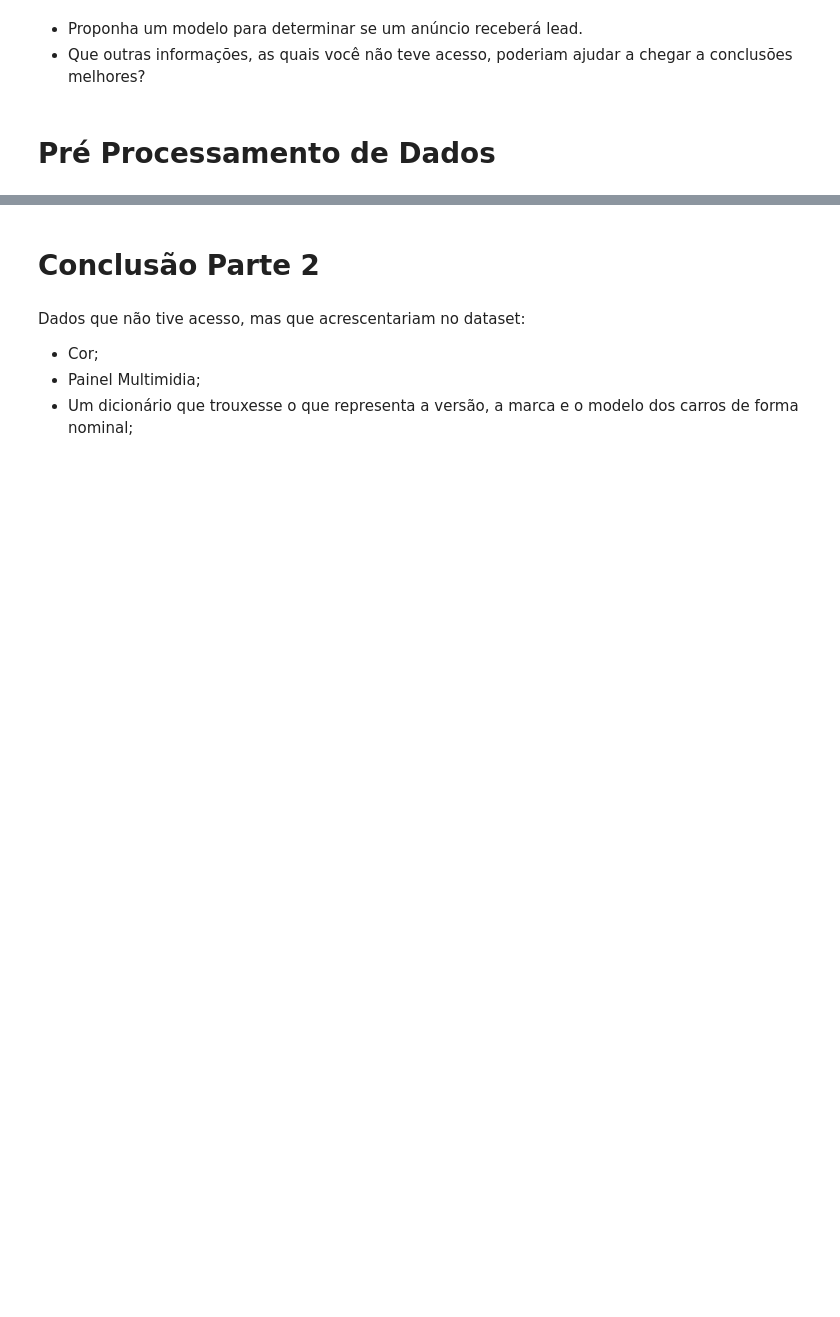
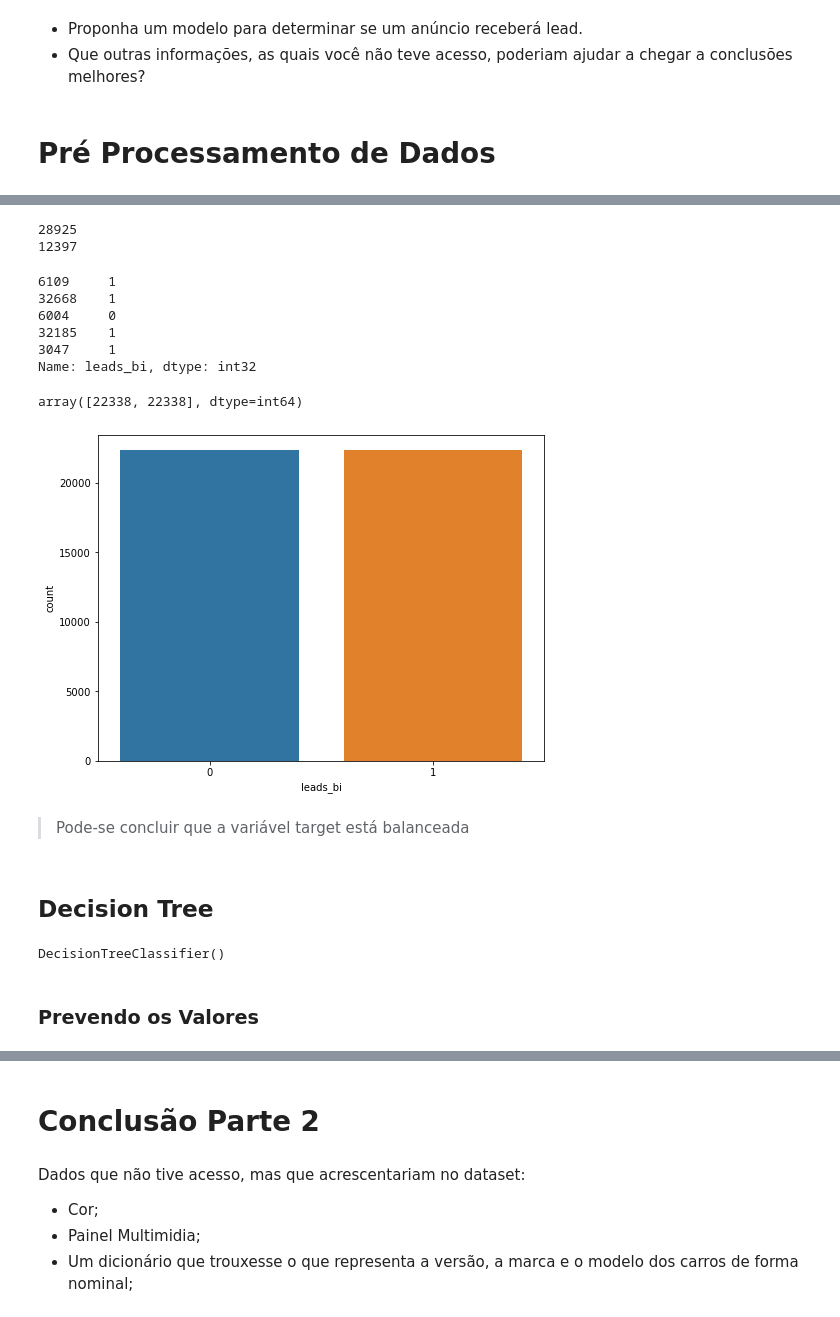
Before and after one commit to rafajovelho/Case1, a Jupyter notebook: Case-GCBInvestimentosipynb.ipynb, the cells around one changed output, grey strips where cells are left out. Cells and saved outputs as stored; diff of their text form; code cells hidden in the pictures; blank space fills up the shorter version.

Commit message:
Analise de Dados

```diff
--- a/Case-GCBInvestimentosipynb.ipynb
+++ b/Case-GCBInvestimentosipynb.ipynb
@@ -1229,0 +1357,45 @@ sns.regplot(data = df_eda, x = 'views', y = 'leads', color = 'r');
+# %%
+# Separando na as variáveis preditoras da variável target
+X = df2.drop(['leads_bi'], axis = 1)
+y = df2['leads_bi']
+# %%
+# Separando os dados em dados de treino e dados de teste
+X_train, X_teste, y_train, y_teste = train_test_split(X, y, test_size=0.3)
+# %%
+# Verificando se foi separado corretamente (70/30)
+print(len(X_train))
+print(len(X_teste))
+# %% [output]
+28925
+12397
+# %%
+y_train.head()
+# %% [output]
+6109     1
+32668    1
+6004     0
+32185    1
+3047     1
+Name: leads_bi, dtype: int32
+# %%
+# Balancemaneto de Classe (Target)
+smt = SMOTE()
+# %%
+# Aplicando o fit(SMOTE) apenas nos dados de treino
+X_train, y_train = smt.fit_resample(X_train, y_train)
+# %%
+# Verificando se a variável target foi balanceada
+np.bincount(y_train)
+# %% [output]
+array([22338, 22338], dtype=int64)
+# %%
+# Plot da variável target ('leads_bi') balanceada
+plt.figure(figsize= (8,6))
+
+ax = sns.countplot(x = y_train)
+# %% [output]
+[figure, added]
+# %% [markdown]
+> Pode-se concluir que a variável target está balanceada
+# %% [markdown]
+## Decision Tree
@@ -1229,0 +1405,7 @@ sns.regplot(data = df_eda, x = 'views', y = 'leads', color = 'r');
+# %%
+# Treinando os modelos de treino
+tree_clf.fit(X_train, y_train)
+# %% [output]
+DecisionTreeClassifier()
+# %% [markdown]
+### Prevendo os Valores
```
Also changed, not shown: parts of 46 cells of this notebook.
